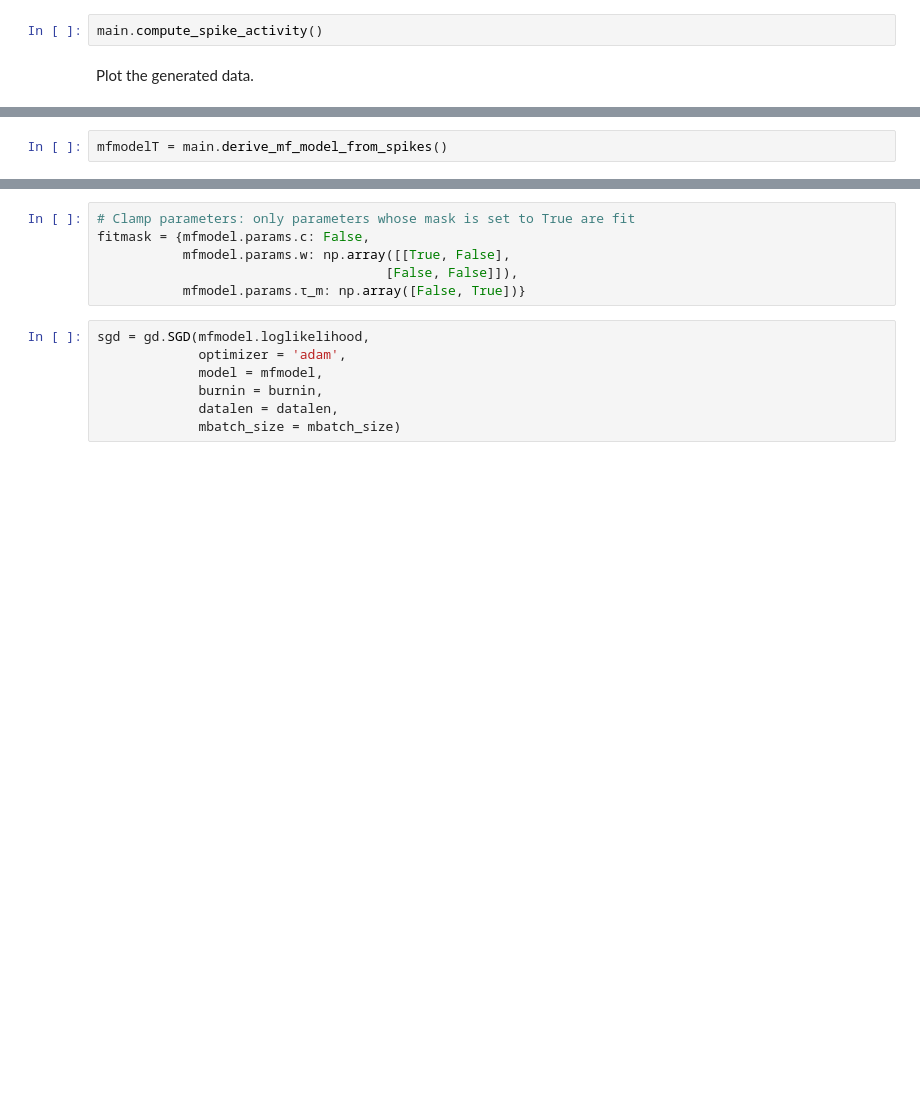
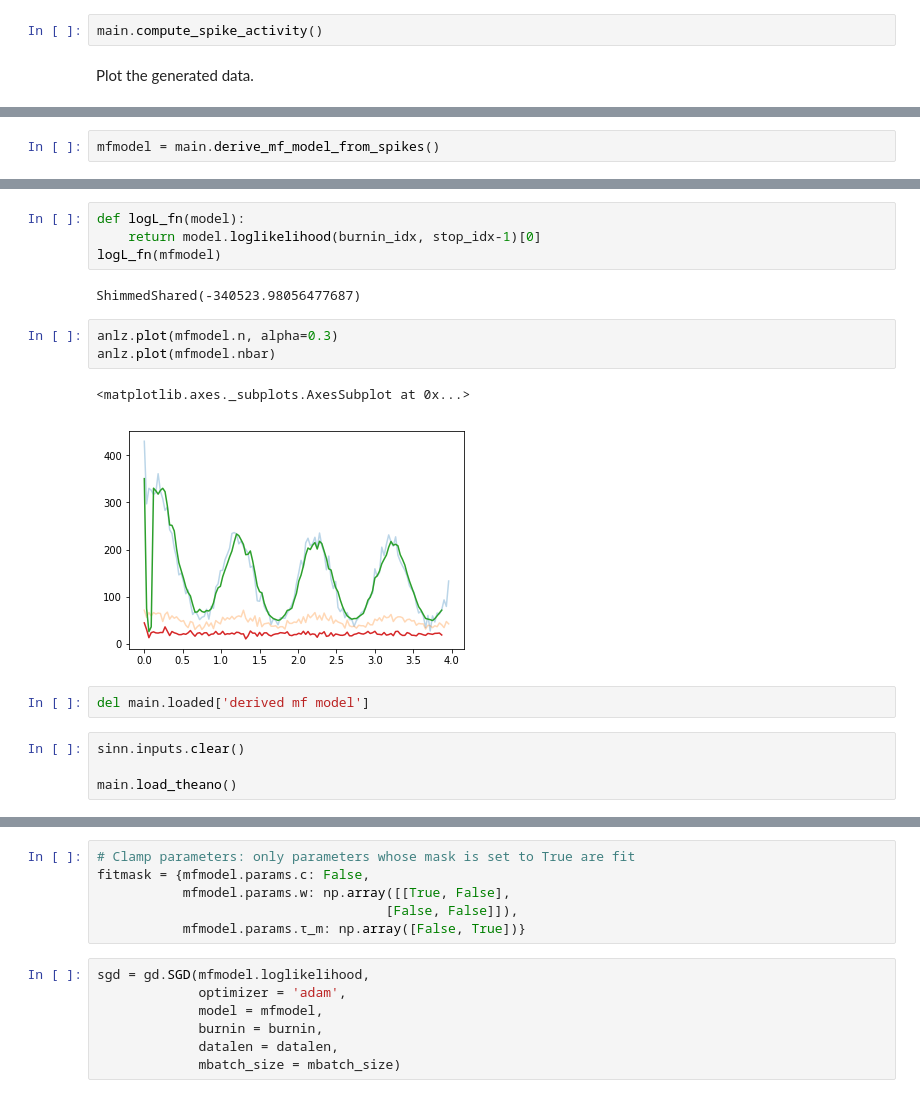
Before and after one commit to mackelab/mesoGIF, a Jupyter notebook: Finite-size GIF.ipynb, the cells around one changed output, grey strips where cells are left out. Drawn from its saved outputs; the diff is of its cells as text; blank space fills up the shorter version.

```diff
--- a/Finite-size GIF.ipynb
+++ b/Finite-size GIF.ipynb
@@ -84,2 +89,2 @@ main.plot_spike_activity()
 # %%
-mfmodelT = main.derive_mf_model_from_spikes()
+mfmodel = main.derive_mf_model_from_spikes()
@@ -94,0 +91,18 @@ mfmodelT = main.derive_mf_model_from_spikes()
+# %%
+def logL_fn(model):
+    return model.loglikelihood(burnin_idx, stop_idx-1)[0]
+logL_fn(mfmodel)
+# %% [output]
+ShimmedShared(-340523.98056477687)
+# %%
+anlz.plot(mfmodel.n, alpha=0.3)
+anlz.plot(mfmodel.nbar)
+# %% [output]
+<matplotlib.axes._subplots.AxesSubplot at 0x...>
+[figure, added]
+# %%
+del main.loaded['derived mf model']
+# %%
+sinn.inputs.clear()
+
+main.load_theano()
```
Also changed, not shown: parts of 34 cells of this notebook, 2 other files.
